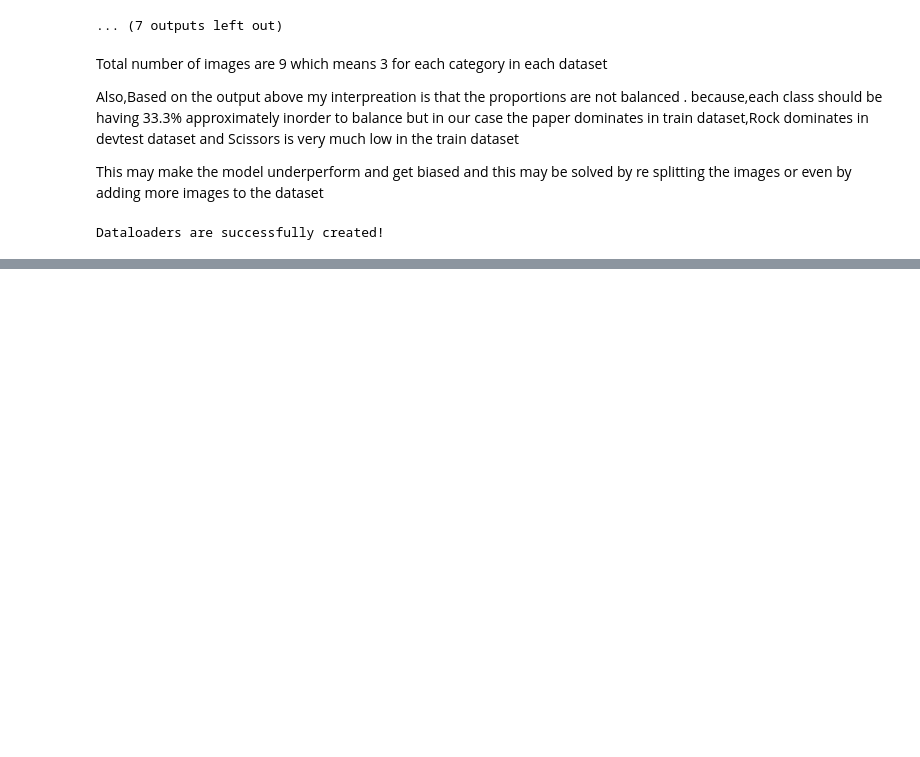
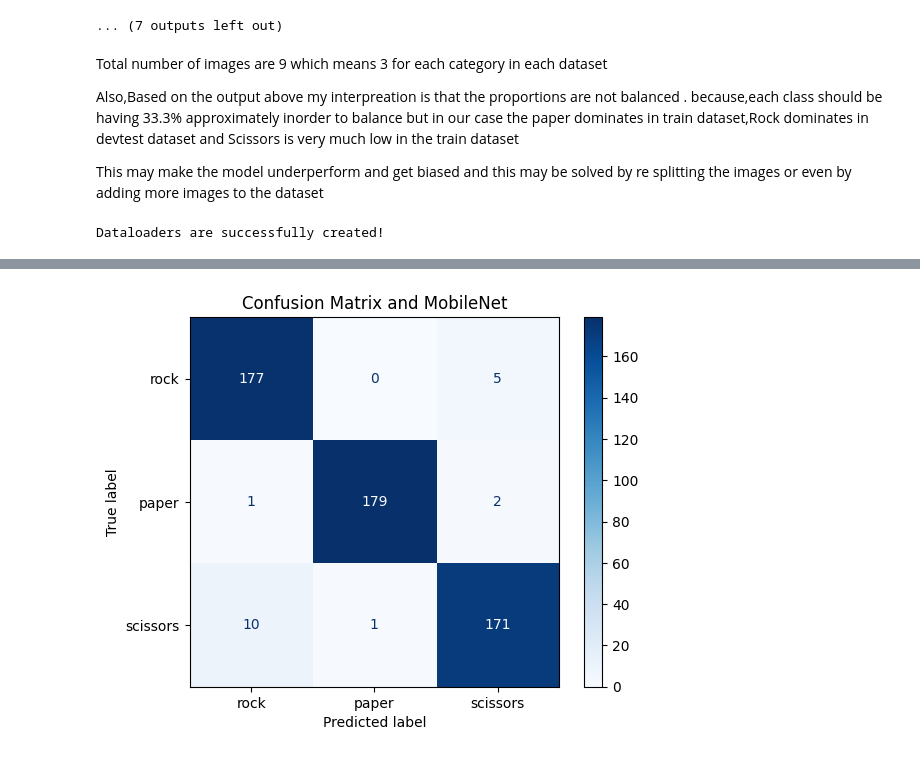
Before and after one commit to COMP3420-2025S1/assignment-2-48479853, a Jupyter notebook: 48479853.ipynb, the cells around one changed output, grey strips where cells are left out. Saved outputs shown, nothing was run; the diff lists cells and outputs as text; code cells hidden in the pictures; blank space fills up the shorter version.

```diff
--- a/48479853.ipynb
+++ b/48479853.ipynb
@@ -203,0 +459,15 @@ Dataloaders are successfully created!
+# %%
+mobilenet.load_state_dict(torch.load("best_mobilenet.pth"))
+mobilenet.eval()
+
+correct, total = 0, 0
+with torch.no_grad():
+    for images, labels in test_loader:
+        images, labels = images.to(device), labels.to(device)
+        outputs = mobilenet(images)
+        _, predicted = torch.max(outputs, 1)
+        correct += (predicted == labels).sum().item()
+        total += labels.size(0)
+
+test_acc = correct / total
+print(f" Final Test Accuracy (MobileNet): {test_acc:.4f}")
@@ -203,0 +507,26 @@ Dataloaders are successfully created!
+# %%
+from sklearn.metrics import confusion_matrix, ConfusionMatrixDisplay
+
+# Evaluating the best model on test set
+mobilenet.load_state_dict(torch.load("best-mobilenet.pth"))
+mobilenet.eval()
+
+y_true = []
+y_pred = []
+
+with torch.no_grad():
+    for images, labels in test_loader:
+        images = images.to(device)
+        outputs = mobilenet(images)
+        _, predicted = torch.max(outputs, 1)
+        y_true.extend(labels.numpy())
+        y_pred.extend(predicted.cpu().numpy())
+
+# Generating the confusion matrix
+cm = confusion_matrix(y_true, y_pred)
+disp = ConfusionMatrixDisplay(confusion_matrix=cm, display_labels=['rock', 'paper', 'scissors'])
+disp.plot(cmap='Blues')
+plt.title("Confusion Matrix and MobileNet")
+plt.show()
+# %% [output]
+[figure, added]
```
Also changed, not shown: parts of 23 cells of this notebook, 2 other files.
